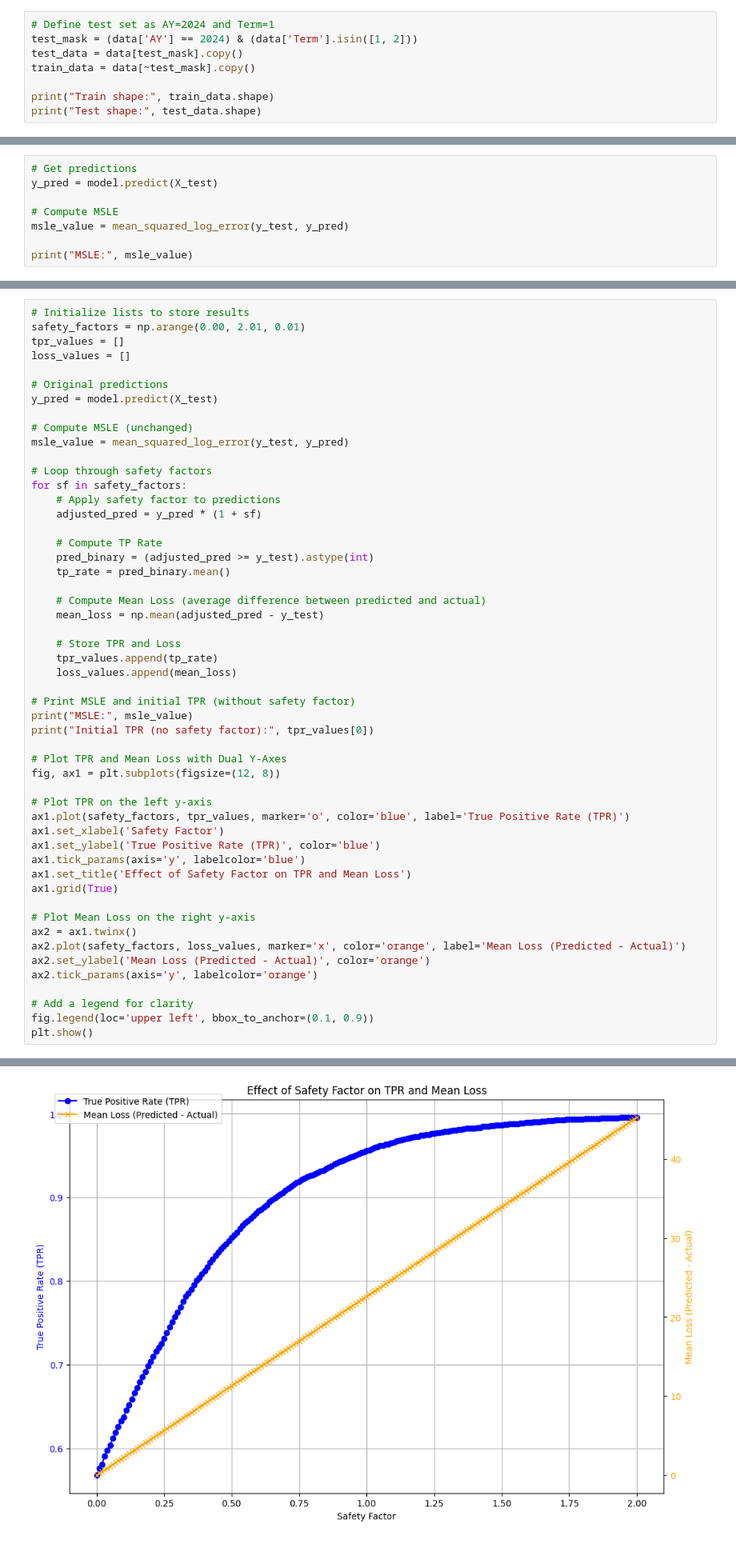
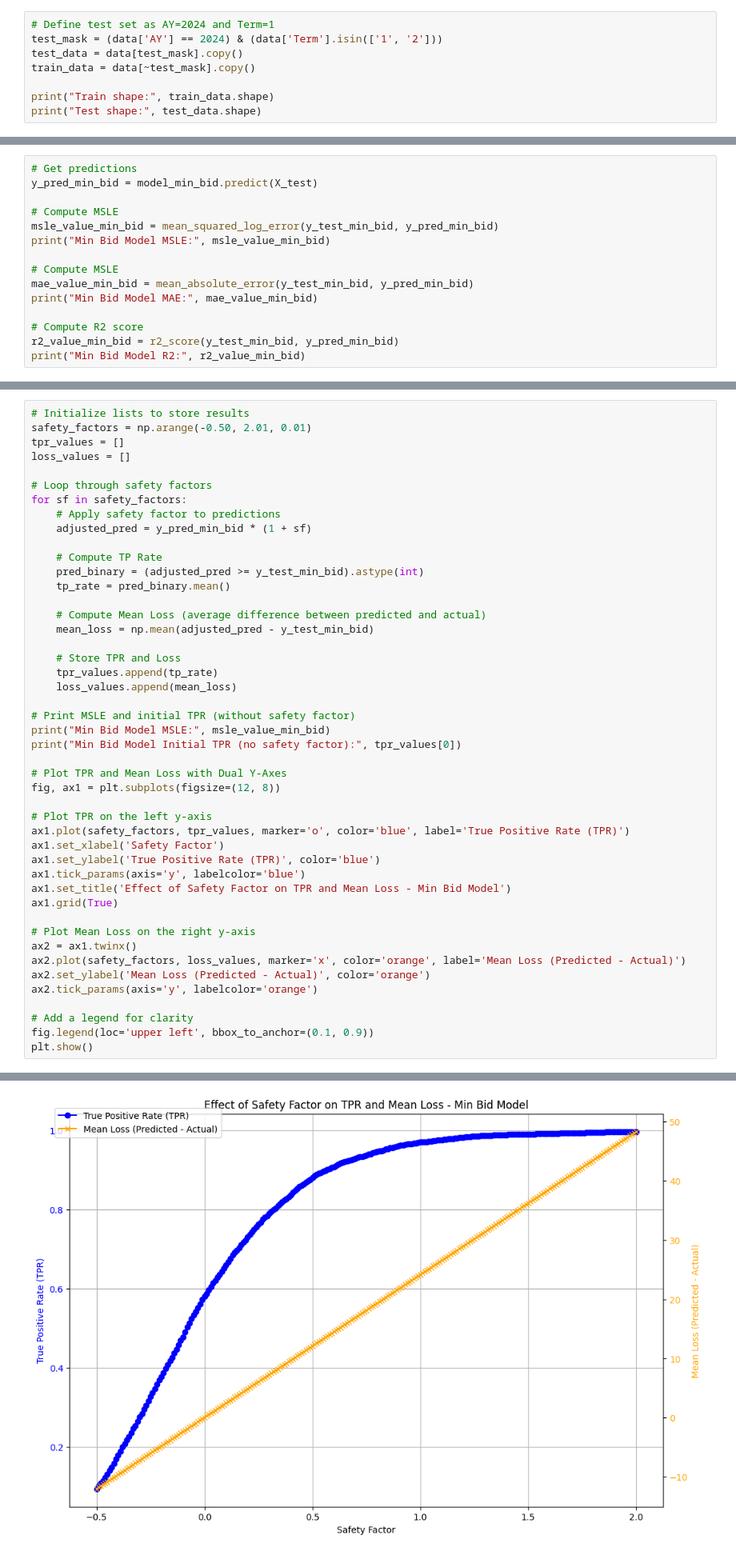
Before and after one commit to tanzhongyan/BidlySMU, a Jupyter notebook: V3_02_catboost.ipynb, the cells around one changed output, grey strips where cells are left out. Shown at 80% size. Cells and saved outputs as stored; diff of their text form.

```diff
--- a/V3_02_catboost.ipynb
+++ b/V3_02_catboost.ipynb
@@ -225,6 +187,6 @@ data.head(15)
 # %%
 # Define test set as AY=2024 and Term=1
-test_mask = (data['AY'] == 2024) & (data['Term'].isin([1, 2]))
+test_mask = (data['AY'] == 2024) & (data['Term'].isin(['1', '2']))
 test_data = data[test_mask].copy()
 train_data = data[~test_mask].copy()
 
@@ -324,9 +287,16 @@ model_median_bid.fit(X_train, y_train_median_bid)
 # %%
 # Get predictions
-y_pred = model.predict(X_test)
+y_pred_min_bid = model_min_bid.predict(X_test)
 
 # Compute MSLE
-msle_value = mean_squared_log_error(y_test, y_pred)
+msle_value_min_bid = mean_squared_log_error(y_test_min_bid, y_pred_min_bid)
+print("Min Bid Model MSLE:", msle_value_min_bid)
 
-print("MSLE:", msle_value)
+# Compute MSLE
+mae_value_min_bid = mean_absolute_error(y_test_min_bid, y_pred_min_bid)
+print("Min Bid Model MAE:", mae_value_min_bid)
+
+# Compute R2 score
+r2_value_min_bid = r2_score(y_test_min_bid, y_pred_min_bid)
+print("Min Bid Model R2:", r2_value_min_bid)
 # %% [output]
@@ -500,34 +436,28 @@ Experiment with safety factors to improve TP rate.
 # %%
 # Initialize lists to store results
-safety_factors = np.arange(0.00, 2.01, 0.01)
+safety_factors = np.arange(-0.50, 2.01, 0.01)
 tpr_values = []
 loss_values = []
-
-# Original predictions
-y_pred = model.predict(X_test)
-
-# Compute MSLE (unchanged)
-msle_value = mean_squared_log_error(y_test, y_pred)
 
 # Loop through safety factors
 for sf in safety_factors:
     # Apply safety factor to predictions
-    adjusted_pred = y_pred * (1 + sf)
+    adjusted_pred = y_pred_min_bid * (1 + sf)
 
     # Compute TP Rate
-    pred_binary = (adjusted_pred >= y_test).astype(int)
+    pred_binary = (adjusted_pred >= y_test_min_bid).astype(int)
     tp_rate = pred_binary.mean()
 
     # Compute Mean Loss (average difference between predicted and actual)
-    mean_loss = np.mean(adjusted_pred - y_test)
+    mean_loss = np.mean(adjusted_pred - y_test_min_bid)
 
     # Store TPR and Loss
     tpr_values.append(tp_rate)
     loss_values.append(mean_loss)
 
 # Print MSLE and initial TPR (without safety factor)
-print("MSLE:", msle_value)
-print("Initial TPR (no safety factor):", tpr_values[0])
+print("Min Bid Model MSLE:", msle_value_min_bid)
+print("Min Bid Model Initial TPR (no safety factor):", tpr_values[0])
 
 # Plot TPR and Mean Loss with Dual Y-Axes
 fig, ax1 = plt.subplots(figsize=(12, 8))
@@ -537,7 +467,7 @@ ax1.plot(safety_factors, tpr_values, marker='o', color='blue', label='True Posit
 ax1.set_xlabel('Safety Factor')
 ax1.set_ylabel('True Positive Rate (TPR)', color='blue')
 ax1.tick_params(axis='y', labelcolor='blue')
-ax1.set_title('Effect of Safety Factor on TPR and Mean Loss')
+ax1.set_title('Effect of Safety Factor on TPR and Mean Loss - Min Bid Model')
 ax1.grid(True)
 
 # Plot Mean Loss on the right y-axis
@@ -555 +485 @@ Initial TPR (no safety factor): 0.5679208404593208
-[figure, old version]
+[figure, new version]
```
Also changed, not shown: parts of 43 cells of this notebook, 3 other files.
